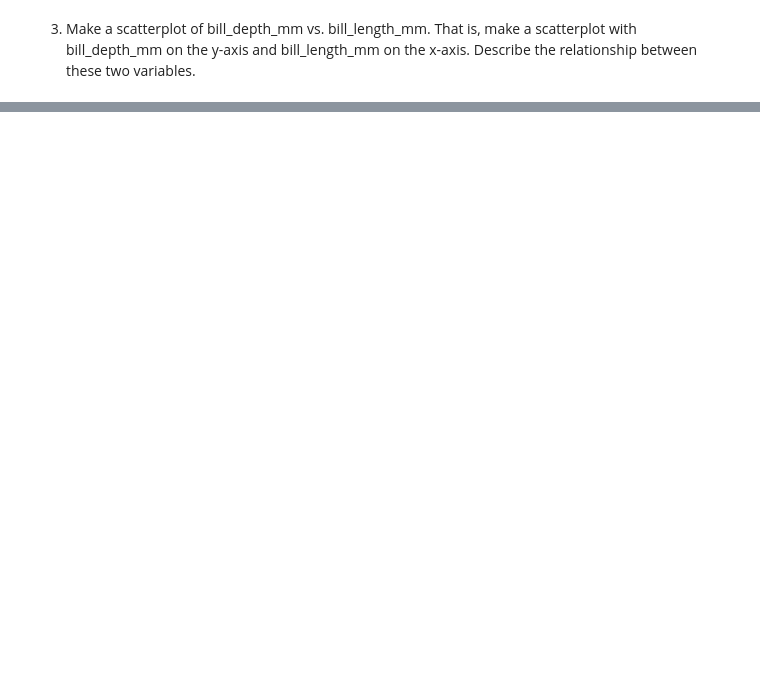
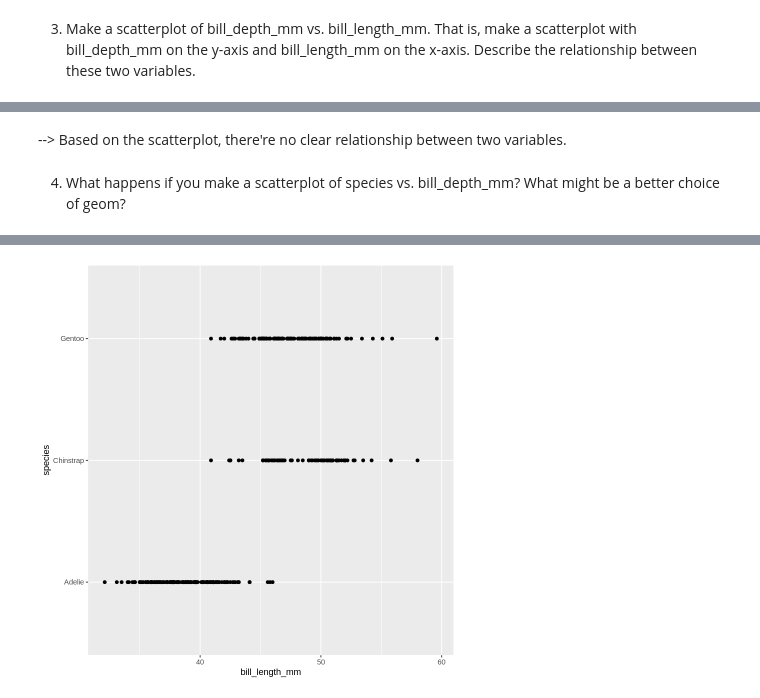
Before and after one commit to khuongduying/dataviz, a Jupyter notebook: DataViz_1.ipynb, the cells around one changed output, grey strips where cells are left out. Saved outputs shown, nothing was run; the diff lists cells and outputs as text; code cells hidden in the pictures; blank space fills up the shorter version.

```diff
--- a/DataViz_1.ipynb
+++ b/DataViz_1.ipynb
@@ -202,0 +217,10 @@ The number of column is: 8
+# %% [markdown]
+--> Based on the scatterplot, there're no clear relationship between two variables.
+# %% [markdown]
+4. What happens if you make a scatterplot of species vs. bill_depth_mm? What might be a better choice of geom?
+# %%
+ggplot(
+  data = penguins,
+  mapping = aes(x=bill_length_mm, y=species)
+) + geom_point()
+# %% [output]
@@ -202,0 +229 @@ The number of column is: 8
+[figure, added]
```
Also changed, not shown: parts of 39 cells of this notebook.
